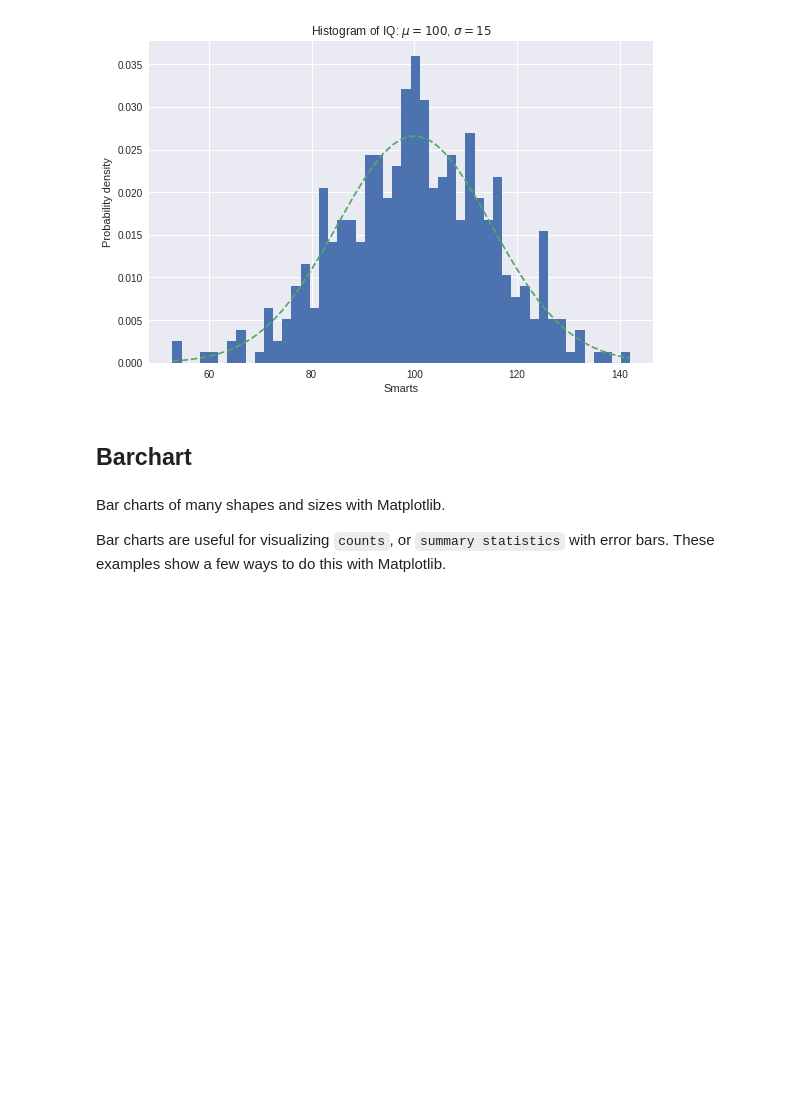
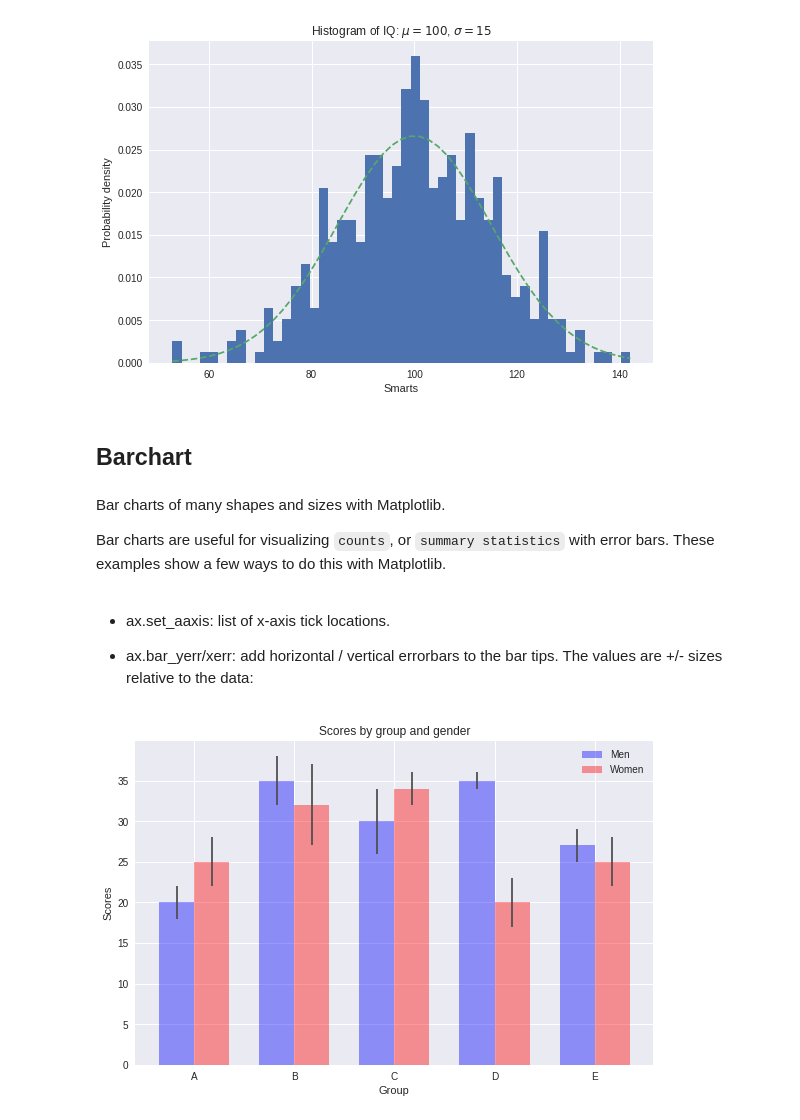
Before and after one commit to weiyunna/Data-Visualization, a Jupyter notebook: Sample_plots_in_Matplotlib.ipynb, the cells around one changed output. Saved outputs shown, nothing was run; the diff lists cells and outputs as text; code cells hidden in the pictures; blank space fills up the shorter version.

```diff
--- a/Sample_plots_in_Matplotlib.ipynb
+++ b/Sample_plots_in_Matplotlib.ipynb
@@ -218,3 +218,51 @@ plt.show()
 Bar charts of many shapes and sizes with Matplotlib.
 
 Bar charts are useful for visualizing `counts`, or `summary statistics` with error bars. These examples show a few ways to do this with Matplotlib.
+# %% [markdown]
+* ax.set_aaxis: list of x-axis tick locations.
+
+* ax.bar_yerr/xerr: add horizontal / vertical errorbars to the bar tips. The values are +/- sizes relative to the data:
+# %%
+import numpy as np
+import matplotlib.pyplot as plt
+from matplotlib.ticker import MaxNLocator
+from collections import namedtuple
+
+
+n_groups = 5
+
+means_men = (20, 35, 30, 35, 27)
+std_men = (2, 3, 4, 1, 2)
+
+means_women = (25, 32, 34, 20, 25)
+std_women = (3, 5, 2, 3, 3)
+
+fig, ax = plt.subplots()
+
+index = np.arange(n_groups)
+bar_width = 0.35
+
+opacity = 0.4
+error_config = {'ecolor': '0.3'}
+
+rects1 = ax.bar(index, means_men, bar_width,
+                alpha=opacity, color='b',
+                yerr=std_men, error_kw=error_config,
+                label='Men')
+
+rects2 = ax.bar(index + bar_width, means_women, bar_width,
+                alpha=opacity, color='r',
+                yerr=std_women, error_kw=error_config,
+                label='Women')
+
+ax.set_xlabel('Group')
+ax.set_ylabel('Scores')
+ax.set_title('Scores by group and gender')
+ax.set_xticks(index + bar_width / 2)
+ax.set_xticklabels(('A', 'B', 'C', 'D', 'E'))
+ax.legend()
+
+fig.tight_layout()
+plt.show()
+# %% [output]
+[figure, added]
```
